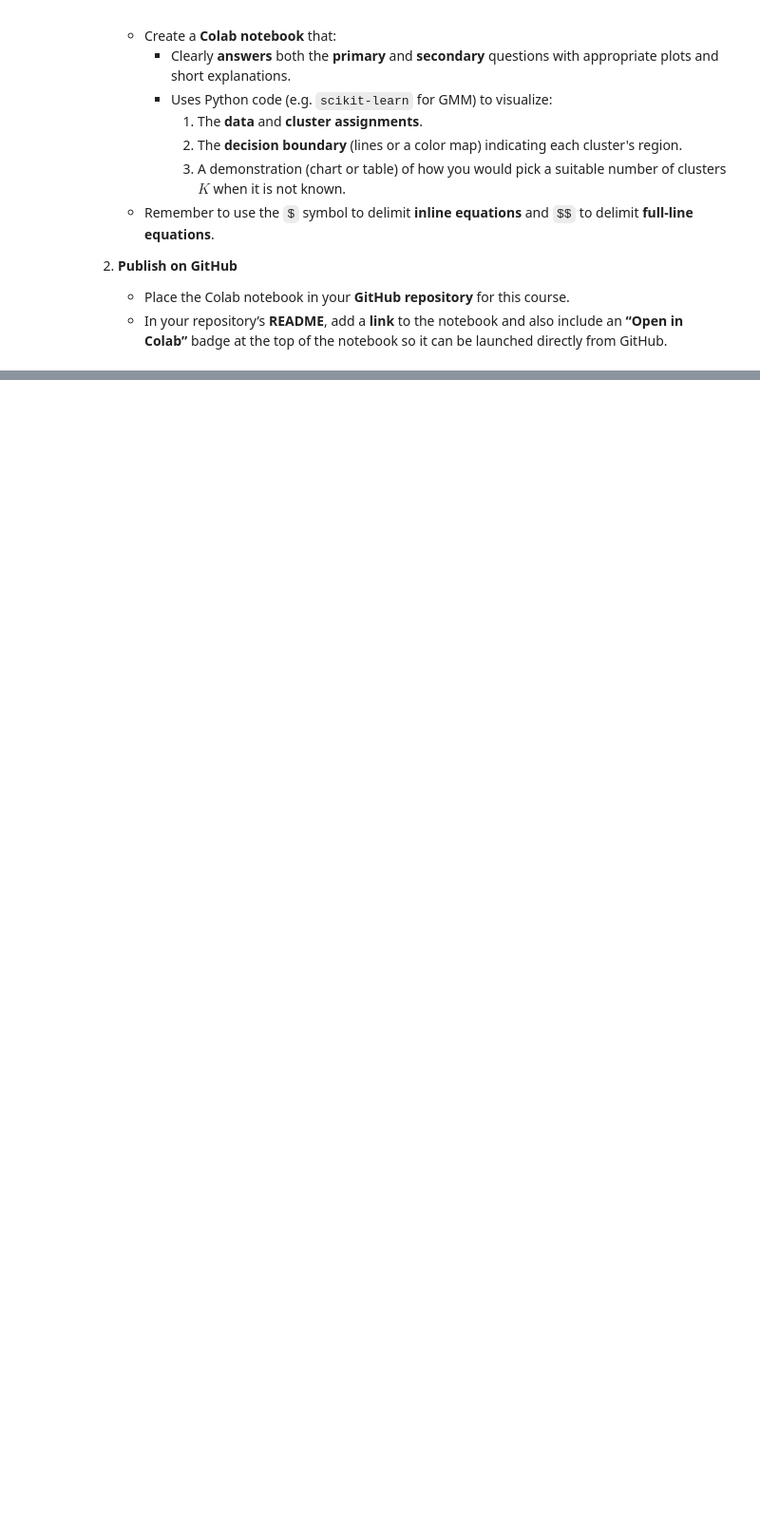
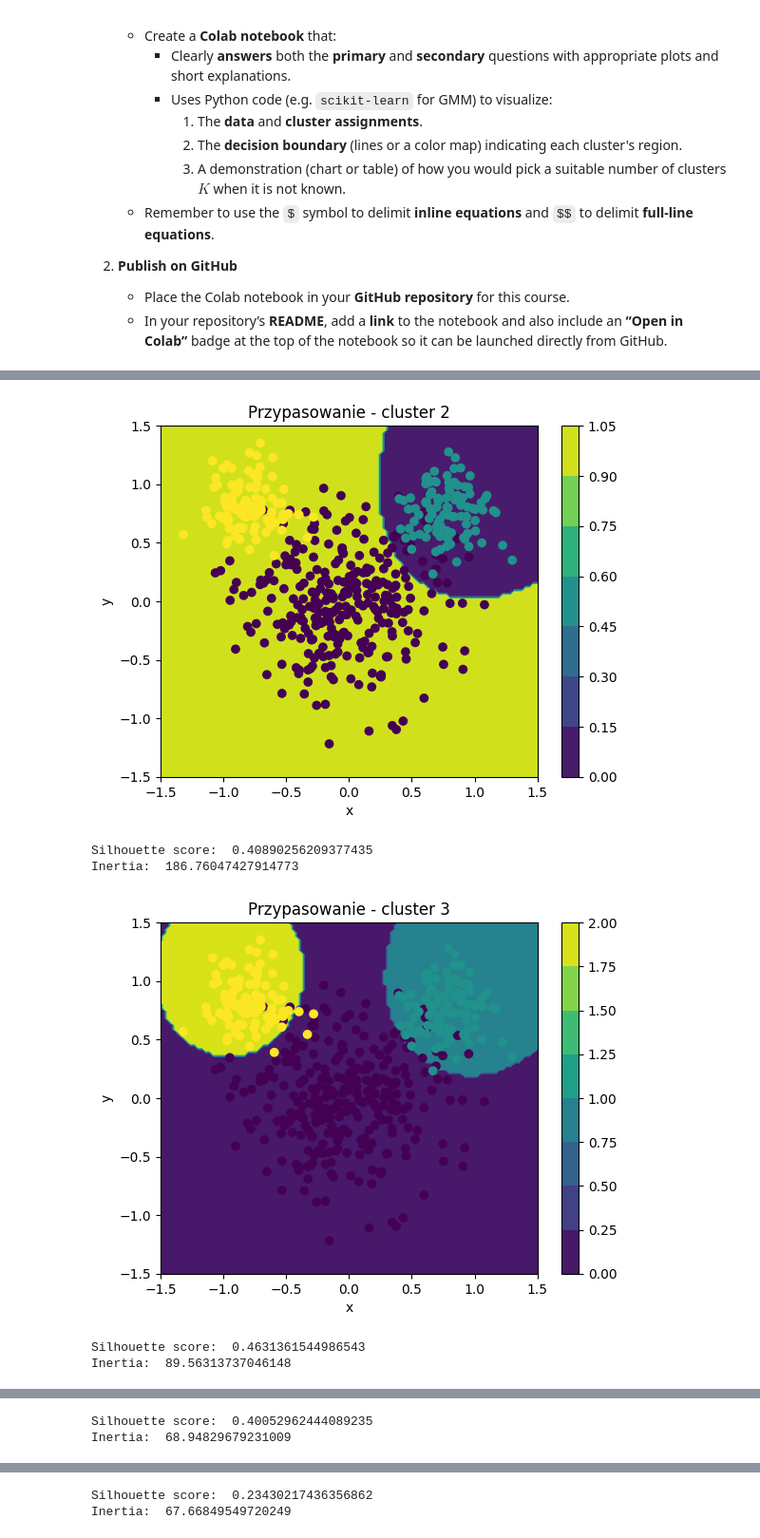
Before and after one commit to kussy29/machine_learning, a Jupyter notebook: lab02_clustering.ipynb, the cells around one changed output, grey strips where cells are left out. Shown at 95% size. Saved outputs shown, nothing was run; the diff lists cells and outputs as text; code cells hidden in the pictures; blank space fills up the shorter version.

```diff
--- a/lab02_clustering.ipynb
+++ b/lab02_clustering.ipynb
@@ -907,0 +1042,55 @@ You can illustrate your approach with **the same** dataset as in the primary que
+# %%
+from sklearn.metrics import pairwise_distances
+from sklearn.metrics import silhouette_score
+
+def inertia(data, labels, centroids):
+    distances = pairwise_distances(data, centroids)
+    min_distances = np.min(distances, axis=1)
+    return np.sum(min_distances**2)
+# %%
+Ks=range(2,8)
+sllhouetts=[]
+inertias=[]
+
+for K in Ks:
+  pi = np.ones(K) / K
+  mu = np.random.randn(K, d)
+  Sigma = np.array([np.eye(d) for _ in range(K)])
+  for i in range(100):
+      resp = e_step(data_X, pi, mu, Sigma)
+      pi, mu, Sigma = m_step(data_X, resp)
+
+
+  x=np.linspace(-1.5,1.5,100)
+  y=np.linspace(-1.5,1.5,100)
+  X,Y=np.meshgrid(x,y)
+  resps=[]
+
+  for i in range(K):
+    Z=np.zeros([len(y),len(x)])
+    for j in range(len(x)):
+      for k in range(len(y)):
+        Z[k,j]=pi[i] *gaussian_pdf(np.array([x[j],y[k]]), mu[i], Sigma[i])
+    resps.append(Z)
+
+  przypasowanie=np.argmax(resps,axis=0)
+  prawda=[0]*300+[1]*100+[2]*100
+  plt.contourf(X,Y,przypasowanie)
+  plt.colorbar()
+  plt.scatter(data_X[:,0],data_X[:,1],c=prawda,cmap='viridis')
+  plt.title('Przypasowanie - cluster '+str(K))
+  plt.xlabel('x')
+  plt.ylabel('y')
+  plt.show()
+  klasteryzacja=np.argmax(resp,axis=1)
+  print('Silhouette score: ', silhouette_score(data_X, klasteryzacja))
+  sllhouetts.append(silhouette_score(data_X, klasteryzacja))
+  print('Inertia: ', inertia(data_X, klasteryzacja, mu))
+  inertias.append(inertia(data_X, klasteryzacja, mu))
+# %% [output]
+[figure, added]
+Silhouette score:  0.40890256209377435
+Inertia:  186.76047427914773
+[figure, added]
+Silhouette score:  0.4631361544986543
+Inertia:  89.56313737046148
@@ -907,0 +1098,2 @@ You can illustrate your approach with **the same** dataset as in the primary que
+Silhouette score:  0.40052962444089235
+Inertia:  68.94829679231009
@@ -907,0 +1101,2 @@ You can illustrate your approach with **the same** dataset as in the primary que
+Silhouette score:  0.23430217436356862
+Inertia:  67.66849549720249
```
Also changed, not shown: parts of 6 cells of this notebook.
